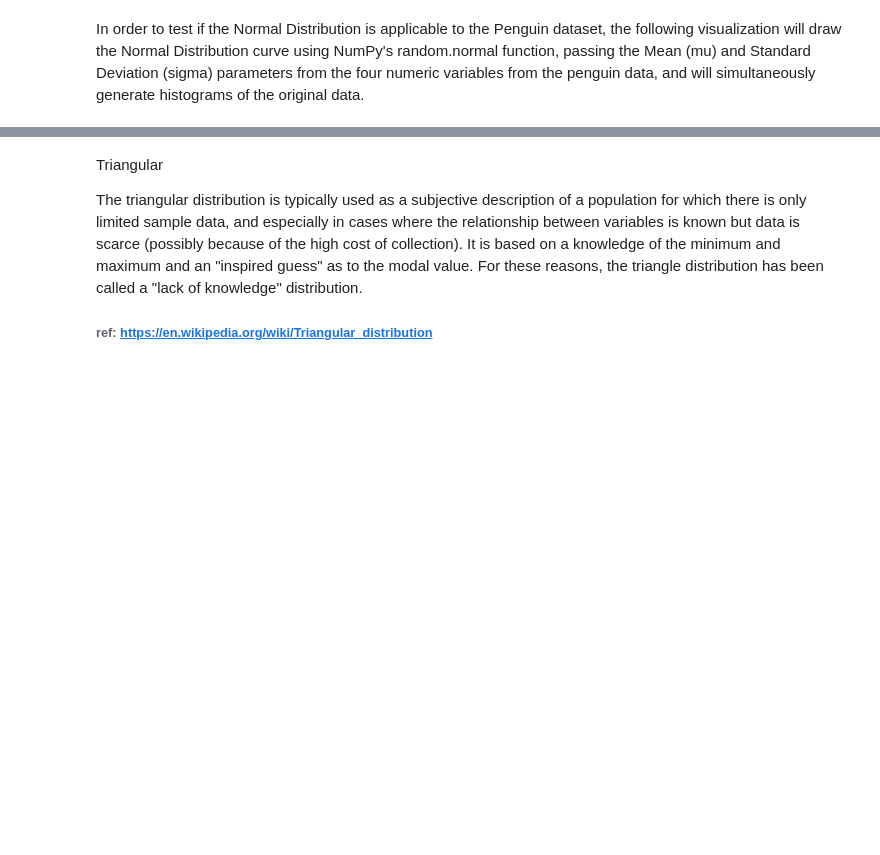
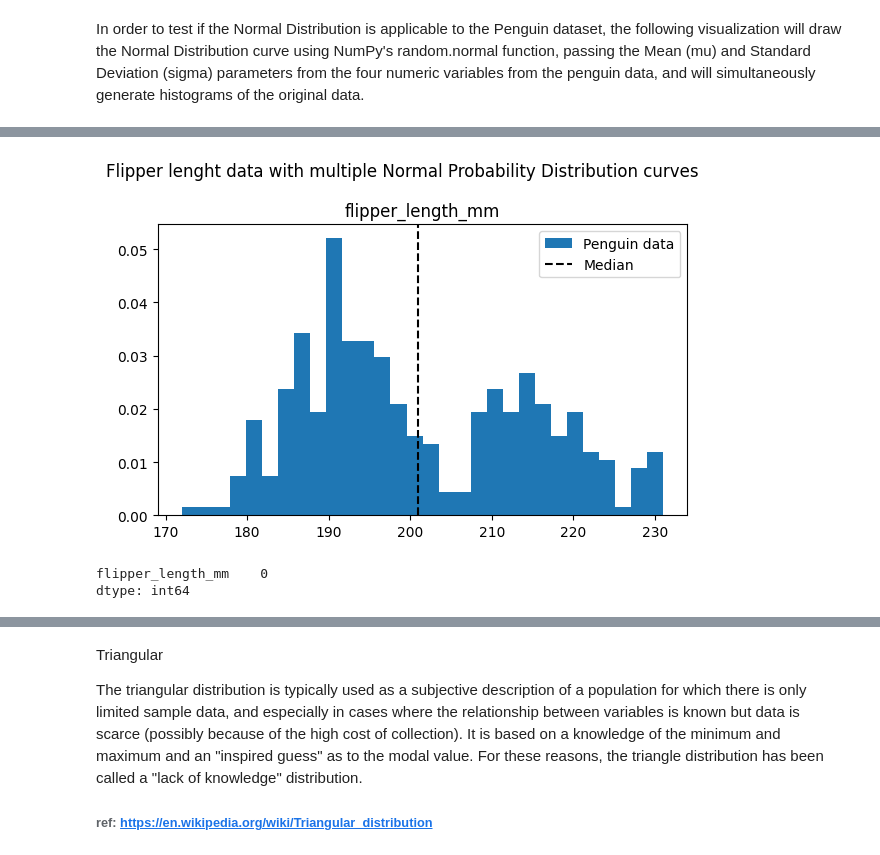
Before and after one commit to noyo0/Fundamentals_DataAnalysis, a Jupyter notebook: tasks.ipynb, the cells around one changed output, grey strips where cells are left out. Saved outputs shown, nothing was run; the diff lists cells and outputs as text; code cells hidden in the pictures; blank space fills up the shorter version.

```diff
--- a/tasks.ipynb
+++ b/tasks.ipynb
@@ -593,0 +594,29 @@ Based on the results, Normal distribution could be adequate to model the continu
+# %%
+# multimodal histogram - flipper lenght
+c=['flipper_length_mm']
+i=0
+mean = df[c[i]].mean()
+std = df[c[i]].std()
+
+fig, ax = plt.subplots(1,1, figsize=(6,4))
+fig.suptitle('Flipper lenght data with multiple Normal Probability Distribution curves',fontsize=12)
+ax.hist(df[c[i]],bins=30,density=True, label="Penguin data")
+ax.axvline(mean, color="black", ls="--", label="Median")
+ax.set_title(c[i])
+ax.legend()
+grid=rows[i],cols[i] #pass grid coordinate
+#print(grid)
+f_NormDist(mean,std,grid)
+plt.tight_layout()
+plt.show()
+# %% [output]
+[figure, added]
+# %%
+# remove NaN values for KDE to work
+df['flipper_length_mm'].head()
+df_flip=df[['flipper_length_mm']].dropna()
+df_flip.isnull().sum() # check for Null entries (absence of value)(ref:  https://datatofish.com/check-nan-pandas-dataframe/)
+#df_flip.head()
+# %% [output]
+flipper_length_mm    0
+dtype: int64
```
Also changed, not shown: parts of 11 cells of this notebook.
